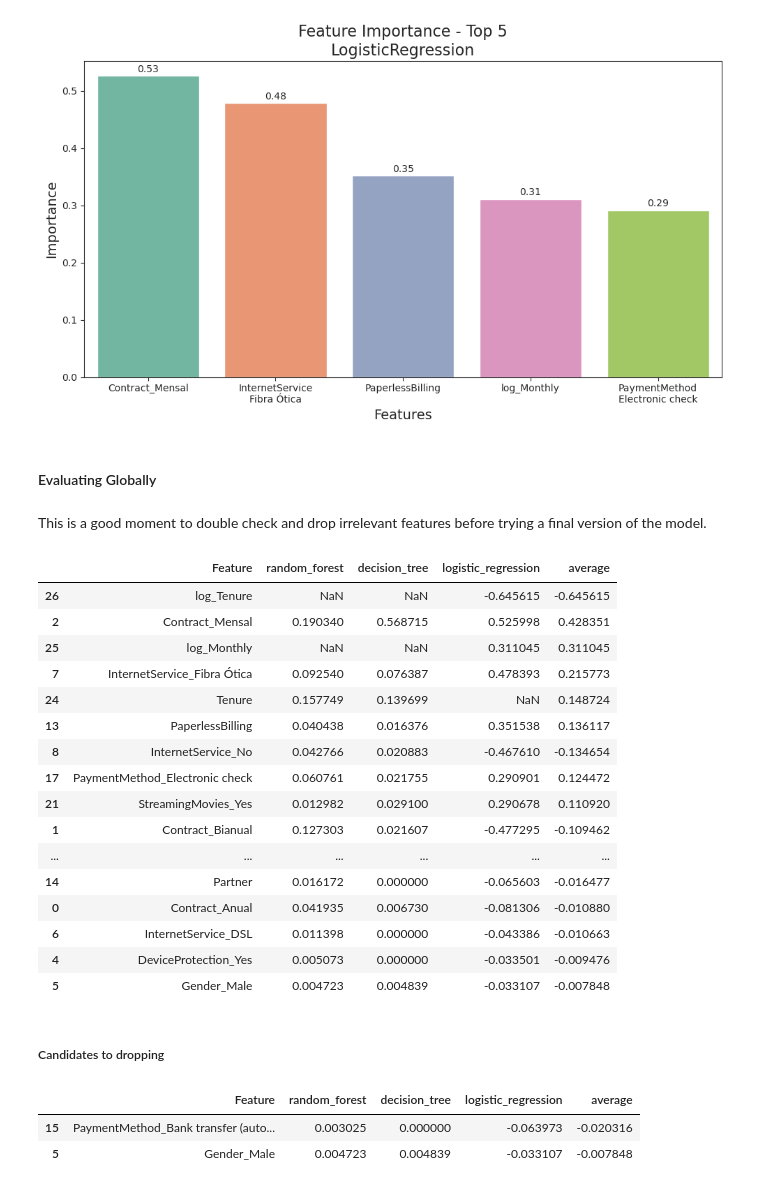
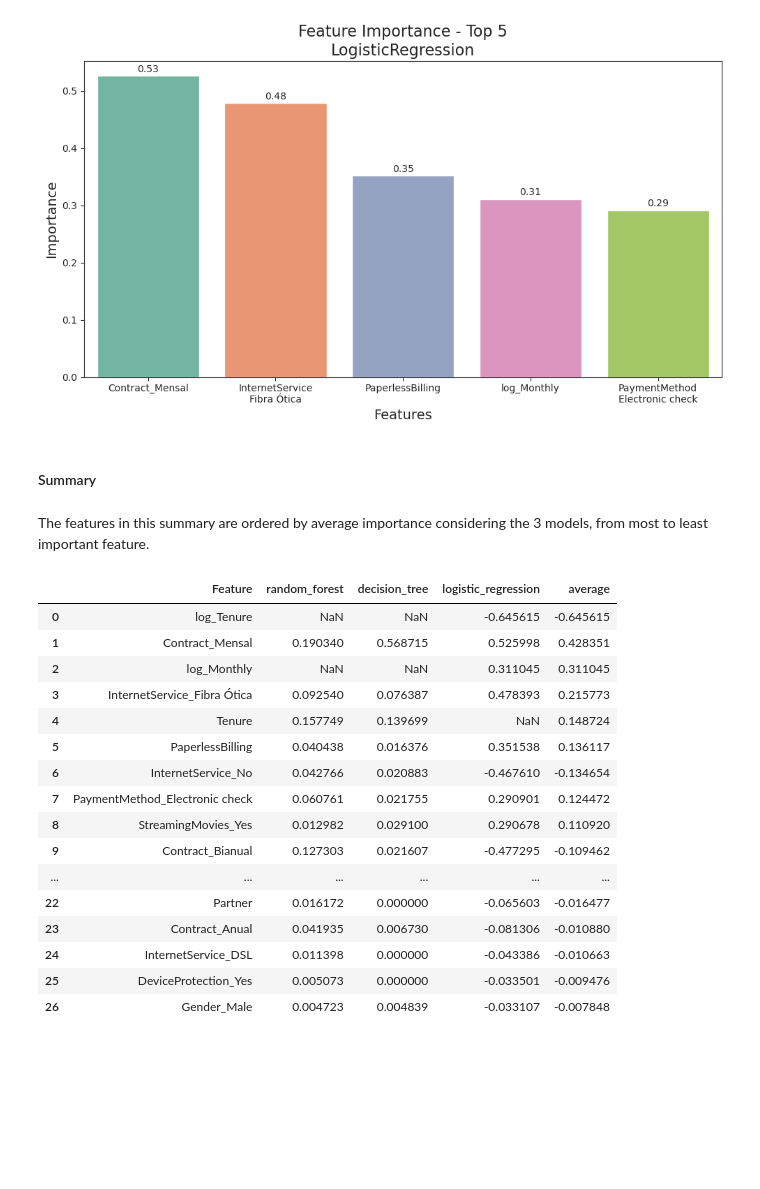
Before and after one commit to DanielCrema/oracle-one-data-science-challenge3-telecom-x-2, a Jupyter notebook: main.ipynb, the cells around one changed output. Cells and saved outputs as stored; diff of their text form; code cells hidden in the pictures; blank space fills up the shorter version.

Commit message:
finish feature importances exploration

```diff
--- a/main.ipynb
+++ b/main.ipynb
@@ -1057,3 +1058,6 @@ cv_skfold = StratifiedKFold(n_splits=5, shuffle=True, random_state=42)
+# %%
+dummy_model, log_clf, dt_clf, rf_clf = instantiate_models()
+cv_skfold = StratifiedKFold(n_splits=5, shuffle=True, random_state=42)
 # %% [markdown]
 #### Setup scorers
 # %%
@@ -1440,43 +1417,27 @@ feature_importances = {
 [figure]
 [figure]
 # %% [markdown]
-#### Evaluating Globally
+#### Summary
-# %% [markdown]
-This is a good moment to double check and drop irrelevant features before trying a final version of the model.
+# %% [markdown]
+The features in this summary are ordered by average importance considering the 3 models, from most to least important feature.
 # %%
-# Merging
-feature_importances_summary = feature_importances['random_forest'].sort_values('Feature')
-feature_importances_summary = feature_importances_summary.merge(feature_importances['decision_tree'], how='outer', on='Feature')
-feature_importances_summary = feature_importances_summary.merge(feature_importances['logistic_regression'], how='outer', on='Feature')
-feature_importances_summary = feature_importances_summary.rename(columns={'Importance_x': 'random_forest', 'Importance_y': 'decision_tree', 'Importance': 'logistic_regression'})
-
-# Adding average
-feature_importances_summary['average'] = feature_importances_summary[['random_forest', 'decision_tree', 'logistic_regression']].mean(axis=1)
-
-# Sorting by absolute average
-feature_importances_summary['abs_average'] = feature_importances_summary['average'].abs()
-feature_importances_summary = feature_importances_summary.sort_values('abs_average', ascending=False)
-feature_importances_summary.drop(columns=['abs_average'], inplace=True)
-
-# Printing
+feature_importances_summary = get_feature_importances_summary(feature_importances).reset_index(drop=True)
 feature_importances_summary
 # %% [output]
 |  | Feature | random_forest | decision_tree | logistic_regression | average |
-| 26 | log_Tenure | NaN | NaN | -0.645615 | -0.645615 |
-| 2 | Contract_Mensal | 0.190340 | 0.568715 | 0.525998 | 0.428351 |
-| 25 | log_Monthly | NaN | NaN | 0.311045 | 0.311045 |
-| 7 | InternetService_Fibra Ótica | 0.092540 | 0.076387 | 0.478393 | 0.215773 |
-| 24 | Tenure | 0.157749 | 0.139699 | NaN | 0.148724 |
-| 13 | PaperlessBilling | 0.040438 | 0.016376 | 0.351538 | 0.136117 |
-| 8 | InternetService_No | 0.042766 | 0.020883 | -0.467610 | -0.134654 |
-| 17 | PaymentMethod_Electronic check | 0.060761 | 0.021755 | 0.290901 | 0.124472 |
-| 21 | StreamingMovies_Yes | 0.012982 | 0.029100 | 0.290678 | 0.110920 |
-| 1 | Contract_Bianual | 0.127303 | 0.021607 | -0.477295 | -0.109462 |
+| 0 | log_Tenure | NaN | NaN | -0.645615 | -0.645615 |
+| 1 | Contract_Mensal | 0.190340 | 0.568715 | 0.525998 | 0.428351 |
+| 2 | log_Monthly | NaN | NaN | 0.311045 | 0.311045 |
+| 3 | InternetService_Fibra Ótica | 0.092540 | 0.076387 | 0.478393 | 0.215773 |
+| 4 | Tenure | 0.157749 | 0.139699 | NaN | 0.148724 |
+| 5 | PaperlessBilling | 0.040438 | 0.016376 | 0.351538 | 0.136117 |
+| 6 | InternetService_No | 0.042766 | 0.020883 | -0.467610 | -0.134654 |
+| 7 | PaymentMethod_Electronic check | 0.060761 | 0.021755 | 0.290901 | 0.124472 |
+| 8 | StreamingMovies_Yes | 0.012982 | 0.029100 | 0.290678 | 0.110920 |
+| 9 | Contract_Bianual | 0.127303 | 0.021607 | -0.477295 | -0.109462 |
 | ... | ... | ... | ... | ... | ... |
-| 14 | Partner | 0.016172 | 0.000000 | -0.065603 | -0.016477 |
-| 0 | Contract_Anual | 0.041935 | 0.006730 | -0.081306 | -0.010880 |
-| 6 | InternetService_DSL | 0.011398 | 0.000000 | -0.043386 | -0.010663 |
-| 4 | DeviceProtection_Yes | 0.005073 | 0.000000 | -0.033501 | -0.009476 |
-| 5 | Gender_Male | 0.004723 | 0.004839 | -0.033107 | -0.007848 |
+| 22 | Partner | 0.016172 | 0.000000 | -0.065603 | -0.016477 |
+| 23 | Contract_Anual | 0.041935 | 0.006730 | -0.081306 | -0.010880 |
+| 24 | InternetService_DSL | 0.011398 | 0.000000 | -0.043386 | -0.010663 |
+| 25 | DeviceProtection_Yes | 0.005073 | 0.000000 | -0.033501 | -0.009476 |
+| 26 | Gender_Male | 0.004723 | 0.004839 | -0.033107 | -0.007848 |
-# %% [markdown]
-##### Candidates to dropping
@@ -1520,14 +1443,0 @@ def generalize_candidates_to_drop() -> None:
-# %%
-# NOTE: This list disconsiders Logistic Regression to find common denominators for Random Forest and Decision Tree
-# Considering a threshold of 0.03 for Logistic Regression, no candidates would be found
-# Further analysis will be made through Permutation Importances
-# This is just an overview of the most important candidates
-feature_importances_summary[
-	(feature_importances_summary['random_forest'] <= 0.005) &
-	(feature_importances_summary['decision_tree'] <= 0.005) &
-    (feature_importances_summary['average'].abs() <= 0.03)
-]
-# %% [output]
-|  | Feature | random_forest | decision_tree | logistic_regression | average |
-| 15 | PaymentMethod_Bank transfer (auto... | 0.003025 | 0.000000 | -0.063973 | -0.020316 |
-| 5 | Gender_Male | 0.004723 | 0.004839 | -0.033107 | -0.007848 |
```
Also changed, not shown: parts of 85 cells of this notebook, 14 other files.
